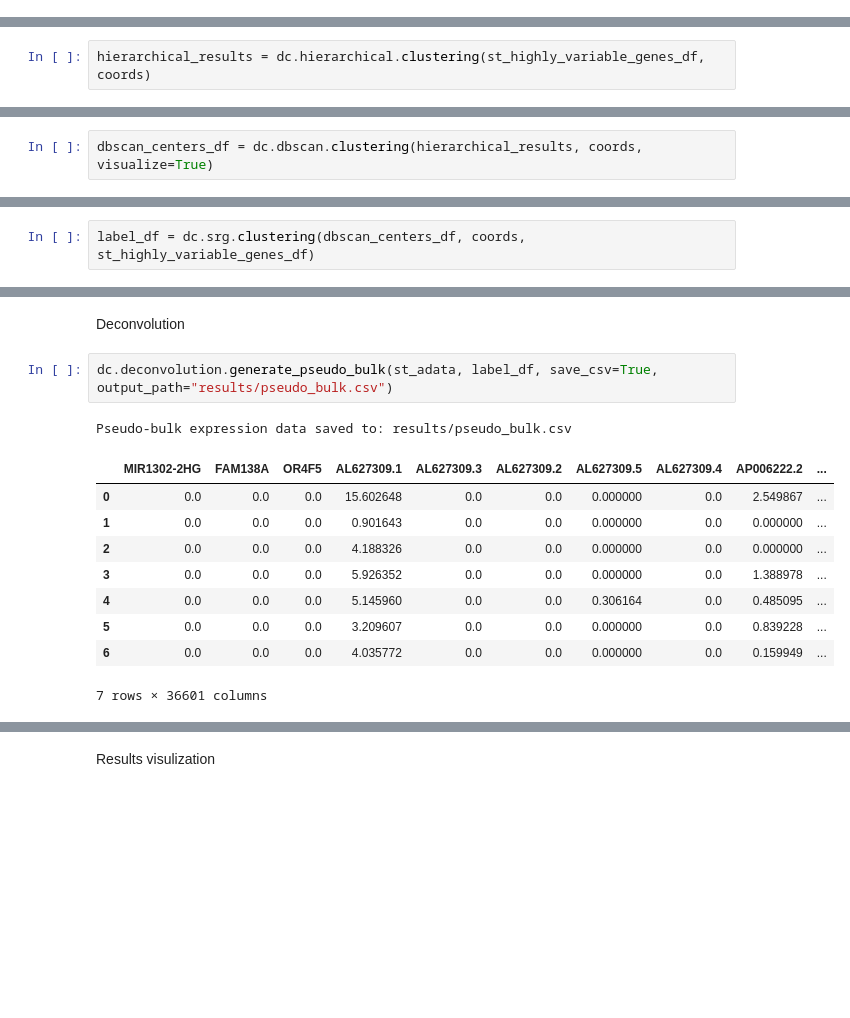
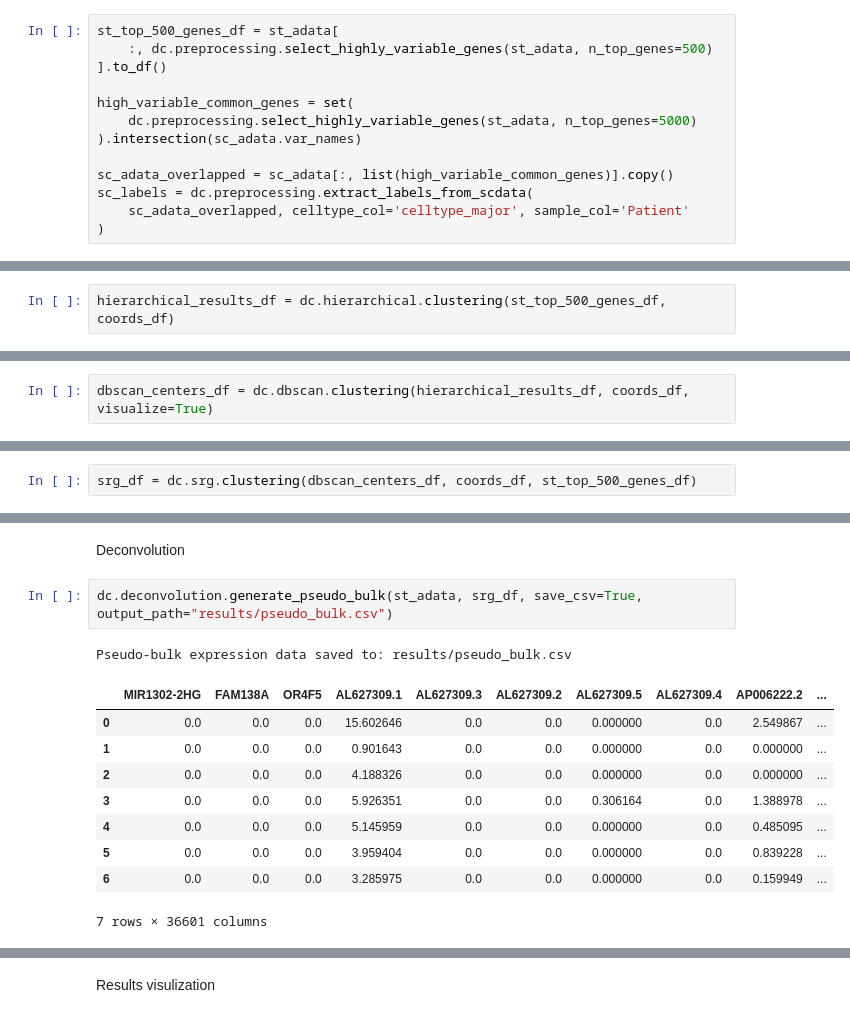
Before and after one commit to Qingyueee/DECLUST, a Jupyter notebook: tutorial.ipynb, the cells around one changed output, grey strips where cells are left out. Cells and saved outputs as stored; diff of their text form; blank space fills up the shorter version.

```diff
--- a/tutorial.ipynb
+++ b/tutorial.ipynb
@@ -23,0 +21,13 @@ sc_labels.to_csv('data/sc_labels.csv')
+# %%
+st_top_500_genes_df = st_adata[
+    :, dc.preprocessing.select_highly_variable_genes(st_adata, n_top_genes=500)
+].to_df()
+
+high_variable_common_genes = set(
+    dc.preprocessing.select_highly_variable_genes(st_adata, n_top_genes=5000)
+).intersection(sc_adata.var_names)
+
+sc_adata_overlapped = sc_adata[:, list(high_variable_common_genes)].copy()
+sc_labels = dc.preprocessing.extract_labels_from_scdata(
+    sc_adata_overlapped, celltype_col='celltype_major', sample_col='Patient'
+)
@@ -53,13 +56,13 @@ sc_adata_marker_h5ad = sc_adata[:, sc_adata.var_names.isin(sc_marker_gene.index)
 # %% [markdown]
 Clustering
 # %%
-hierarchical_results = dc.hierarchical.clustering(st_highly_variable_genes_df, coords)
+hierarchical_results_df = dc.hierarchical.clustering(st_top_500_genes_df, coords_df)
 # %% [output]
 Running Hierarchical Clustering...
 [figure]
 [figure]
 # %%
-dbscan_centers_df = dc.dbscan.clustering(hierarchical_results, coords, visualize=True)
+dbscan_centers_df = dc.dbscan.clustering(hierarchical_results_df, coords_df, visualize=True)
 # %% [output]
 Running DBSCAN clustering...
 [figure]
@@ -70,6 +73,6 @@ Running DBSCAN clustering...
 [figure]
 [figure]
 # %%
-label_df = dc.srg.clustering(dbscan_centers_df, coords, st_highly_variable_genes_df)
+srg_df = dc.srg.clustering(dbscan_centers_df, coords_df, st_top_500_genes_df)
 # %% [output]
 Running Seeded Region Growing...
@@ -77,16 +80,16 @@ Running Seeded Region Growing...
 # %% [markdown]
 Deconvolution
 # %%
-dc.deconvolution.generate_pseudo_bulk(st_adata, label_df, save_csv=True, output_path="results/pseudo_bulk.csv")
+dc.deconvolution.generate_pseudo_bulk(st_adata, srg_df, save_csv=True, output_path="results/pseudo_bulk.csv")
 # %% [output]
 Pseudo-bulk expression data saved to: results/pseudo_bulk.csv
 |  | MIR1302-2HG | FAM138A | OR4F5 | AL627309.1 | AL627309.3 | AL627309.2 | AL627309.5 | AL627309.4 | AP006222.2 | ... |
-| 0 | 0.0 | 0.0 | 0.0 | 15.602648 | 0.0 | 0.0 | 0.000000 | 0.0 | 2.549867 | ... |
+| 0 | 0.0 | 0.0 | 0.0 | 15.602646 | 0.0 | 0.0 | 0.000000 | 0.0 | 2.549867 | ... |
 | 1 | 0.0 | 0.0 | 0.0 | 0.901643 | 0.0 | 0.0 | 0.000000 | 0.0 | 0.000000 | ... |
 | 2 | 0.0 | 0.0 | 0.0 | 4.188326 | 0.0 | 0.0 | 0.000000 | 0.0 | 0.000000 | ... |
-| 3 | 0.0 | 0.0 | 0.0 | 5.926352 | 0.0 | 0.0 | 0.000000 | 0.0 | 1.388978 | ... |
-| 4 | 0.0 | 0.0 | 0.0 | 5.145960 | 0.0 | 0.0 | 0.306164 | 0.0 | 0.485095 | ... |
-| 5 | 0.0 | 0.0 | 0.0 | 3.209607 | 0.0 | 0.0 | 0.000000 | 0.0 | 0.839228 | ... |
-| 6 | 0.0 | 0.0 | 0.0 | 4.035772 | 0.0 | 0.0 | 0.000000 | 0.0 | 0.159949 | ... |
+| 3 | 0.0 | 0.0 | 0.0 | 5.926351 | 0.0 | 0.0 | 0.306164 | 0.0 | 1.388978 | ... |
+| 4 | 0.0 | 0.0 | 0.0 | 5.145959 | 0.0 | 0.0 | 0.000000 | 0.0 | 0.485095 | ... |
+| 5 | 0.0 | 0.0 | 0.0 | 3.959404 | 0.0 | 0.0 | 0.000000 | 0.0 | 0.839228 | ... |
+| 6 | 0.0 | 0.0 | 0.0 | 3.285975 | 0.0 | 0.0 | 0.000000 | 0.0 | 0.159949 | ... |
 7 rows × 36601 columns
 # %%
```
Also changed, not shown: parts of 15 cells of this notebook.
